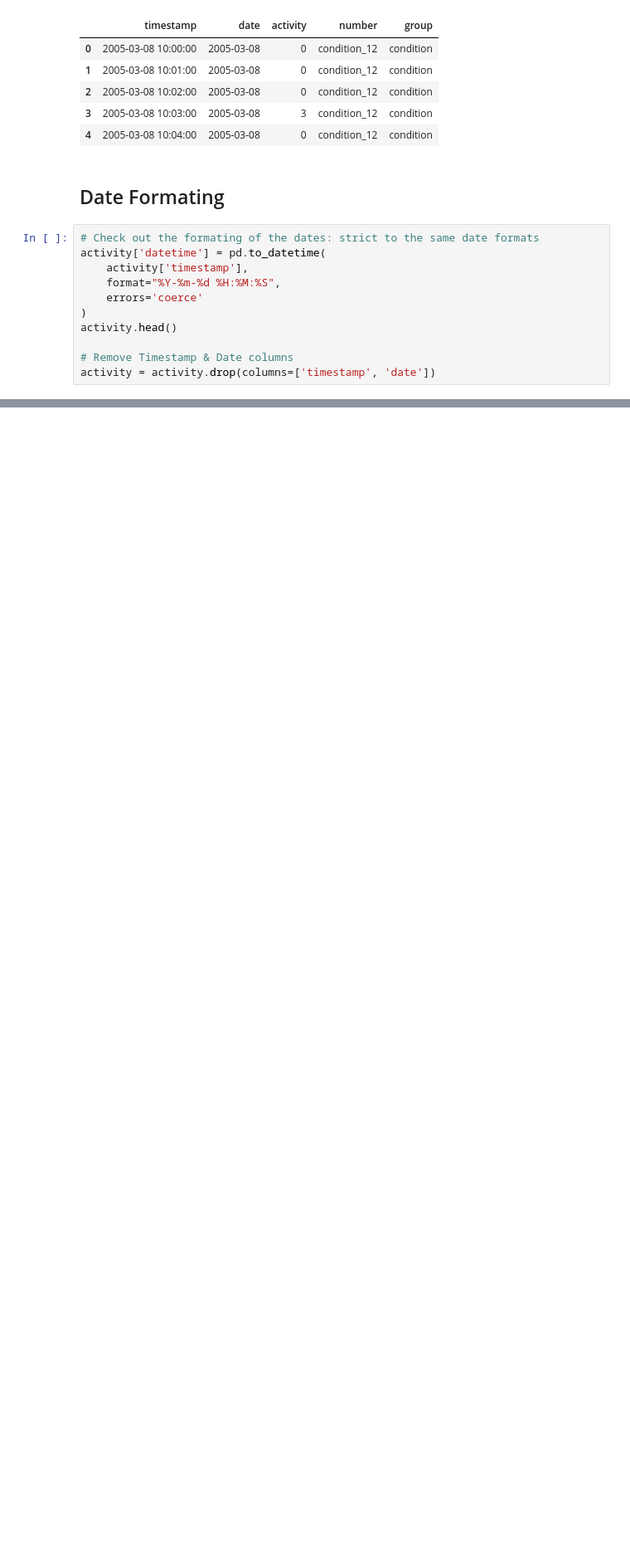
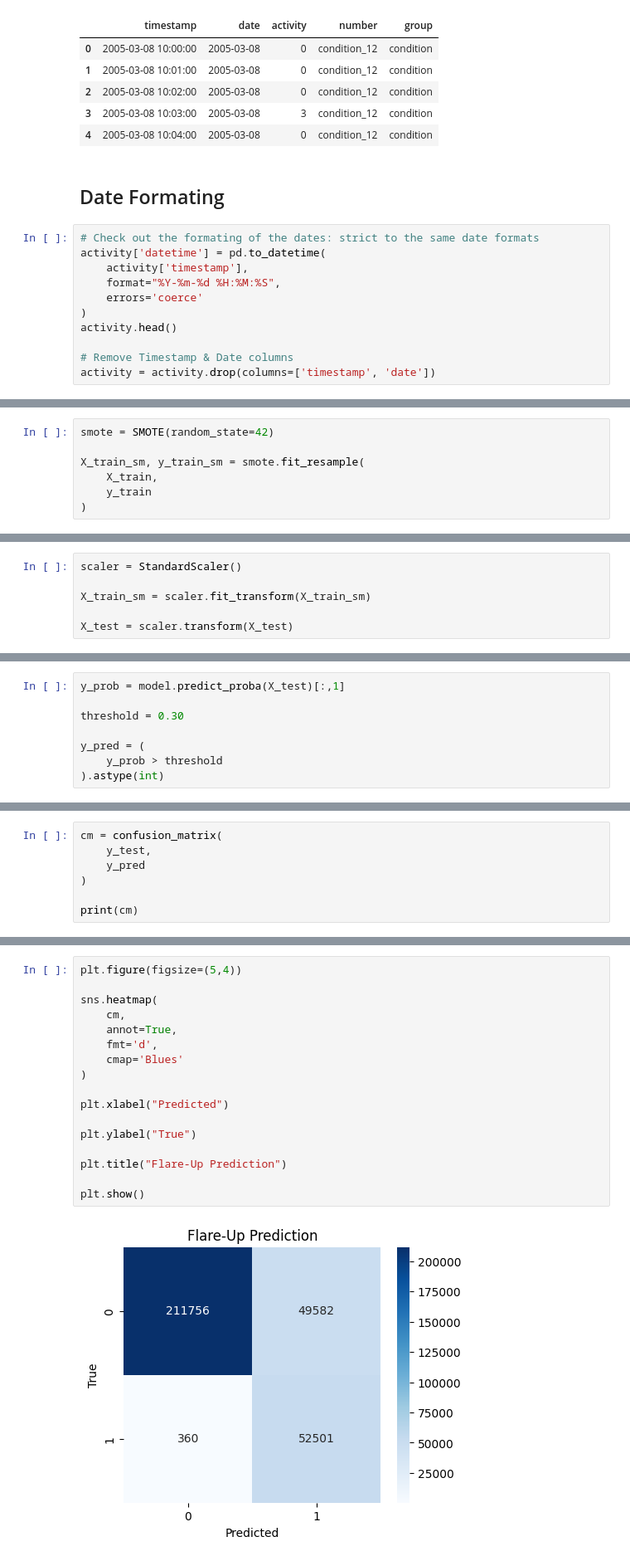
Before and after one commit to Razany98/Depresjon-Episode-Prediction, a Jupyter notebook: Depresjon-Episode-Prediction.ipynb, the cells around one changed output, grey strips where cells are left out. Shown at 83% size. Drawn from its saved outputs; the diff is of its cells as text; blank space fills up the shorter version.

Commit message:
Depresjon Episode Prediction

```diff
--- a/Depresjon-Episode-Prediction.ipynb
+++ b/Depresjon-Episode-Prediction.ipynb
@@ -89,0 +318,7 @@ activity = activity.drop(columns=['timestamp', 'date'])
+# %%
+smote = SMOTE(random_state=42)
+
+X_train_sm, y_train_sm = smote.fit_resample(
+    X_train,
+    y_train
+)
@@ -89,0 +327,6 @@ activity = activity.drop(columns=['timestamp', 'date'])
+# %%
+scaler = StandardScaler()
+
+X_train_sm = scaler.fit_transform(X_train_sm)
+
+X_test = scaler.transform(X_test)
@@ -89,0 +361,8 @@ activity = activity.drop(columns=['timestamp', 'date'])
+# %%
+y_prob = model.predict_proba(X_test)[:,1]
+
+threshold = 0.30
+
+y_pred = (
+    y_prob > threshold
+).astype(int)
@@ -89,0 +389,7 @@ activity = activity.drop(columns=['timestamp', 'date'])
+# %%
+cm = confusion_matrix(
+    y_test,
+    y_pred
+)
+
+print(cm)
@@ -89,0 +410,19 @@ activity = activity.drop(columns=['timestamp', 'date'])
+# %%
+plt.figure(figsize=(5,4))
+
+sns.heatmap(
+    cm,
+    annot=True,
+    fmt='d',
+    cmap='Blues'
+)
+
+plt.xlabel("Predicted")
+
+plt.ylabel("True")
+
+plt.title("Flare-Up Prediction")
+
+plt.show()
+# %% [output]
+[figure, added]
```
Also changed, not shown: parts of 35 cells of this notebook.
